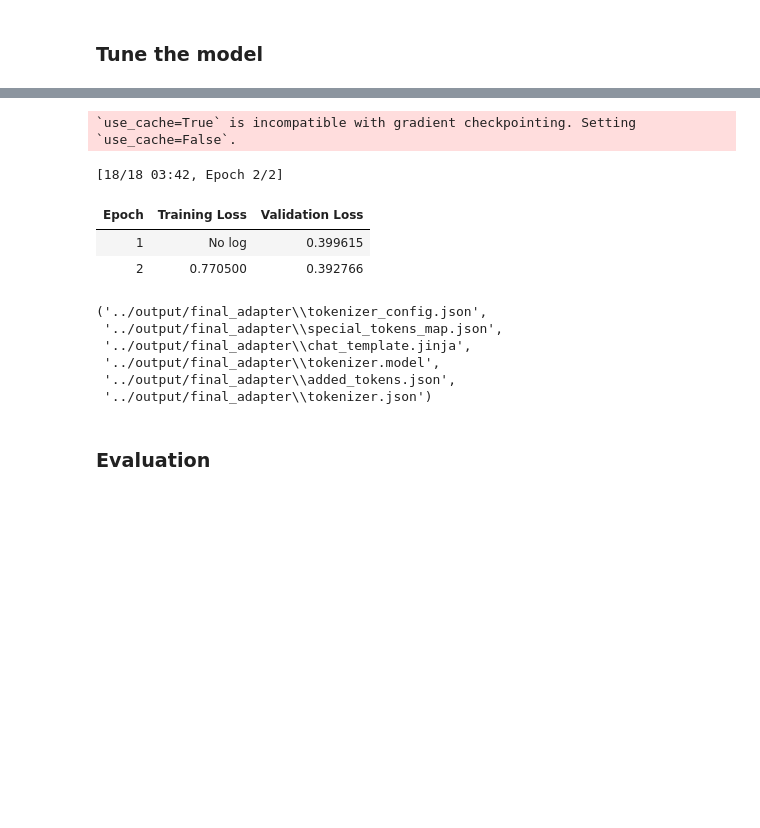
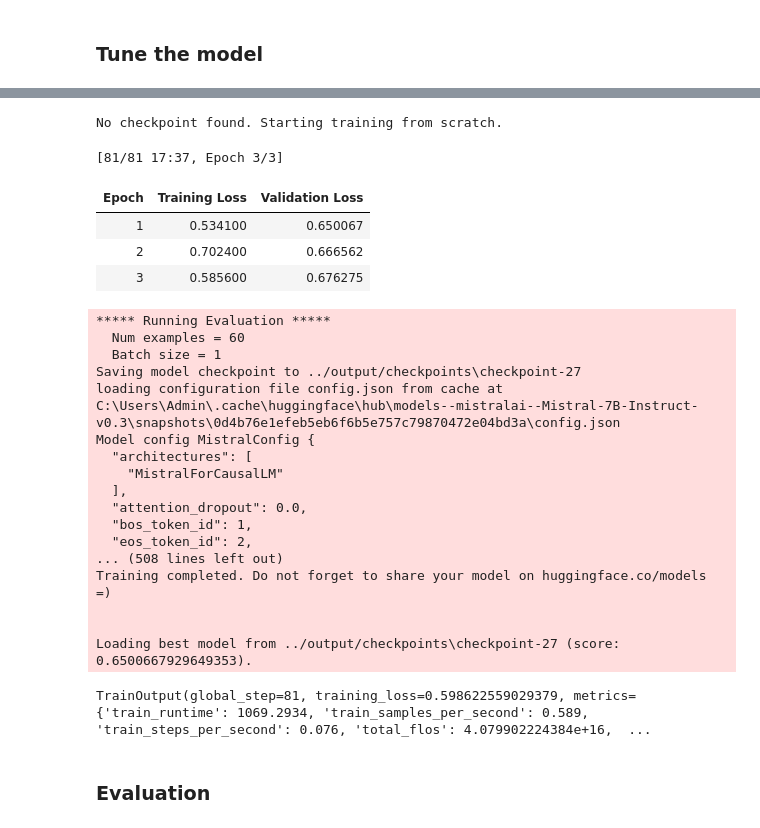
Before and after one commit to raguramant/synthetic-data-generator, a Jupyter notebook: training/fine_tuning.ipynb, the cells around one changed output, grey strips where cells are left out. Saved outputs shown, nothing was run; the diff lists cells and outputs as text; code cells hidden in the pictures; blank space fills up the shorter version.

```diff
--- a/training/fine_tuning.ipynb
+++ b/training/fine_tuning.ipynb
@@ -165,16 +165,24 @@ DatasetDict({
 ### Tune the model
 # %%
 from transformers import TrainingArguments, Trainer
+from transformers.integrations import MLflowCallback
 import os
+import mlflow
+import glob
+
+mlflow.set_tracking_uri("file:../mlruns")  # or your preferred URI
+mlflow.set_experiment("Synthetic-data-generator-fine-tuning")
+
 
 training_args = TrainingArguments(
     per_device_train_batch_size=1, # 1 sample per device due to GPU memory constraints
     per_device_eval_batch_size=1, # 1 sample per device due to GPU memory constraints
     gradient_accumulation_steps=8, # to accumulate gradients update over multiple steps to simulate larger batch sizes
-    num_train_epochs=2,
+    num_train_epochs=3,
     learning_rate=2e-4,
-    fp16=torch.cuda.is_available(), # Use FP16 only if CUDA is available
+    fp16=True,
     logging_steps=10,#10
+    log_level="info", # set log level to info to see training progress
     eval_strategy="epoch",
     save_strategy="epoch",
     # save_steps=500,
@@ -183,7 +191,6 @@ training_args = TrainingArguments(
     output_dir=checkpoint_dir,
     label_names=["labels"],
     disable_tqdm=False, # enable tqdm progress bars
-    log_level="info",
     gradient_checkpointing=True, # to train large models with limited GPU memory
     save_total_limit=4, # keep only the last 4 checkpoints to save space
 )
@@ -195,13 +202,33 @@ trainer = Trainer(
     args=training_args
 )
 
+trainer.add_callback(MLflowCallback)
+
 resume_from_checkpoint = None
-if os.path.exists(checkpoint_dir) and len(os.listdir(checkpoint_dir)) > 0:
-    resume_from_checkpoint = checkpoint_dir
-    print(f"Resuming training from checkpoint: {resume_from_checkpoint}")
+if os.path.exists(checkpoint_dir):
+    # Find all checkpoint folders in the checkpoint_dir by extracting the checkpoint index
+    checkpoint_paths = glob.glob(os.path.join(checkpoint_dir, "checkpoint-*"))
+    if checkpoint_paths:
+        # Extract checkpoint indices and sort by the integer value
+        checkpoint_indices = [
+            (int(os.path.basename(path).split("-")[-1]), path)
+            for path in checkpoint_paths
+            if os.path.basename(path).split("-")[-1].isdigit()
+        ]
+        if checkpoint_indices:
+            # Get the path with the highest checkpoint index
+            latest_checkpoint = max(checkpoint_indices, key=lambda x: x[0])[1]
+            resume_from_checkpoint = latest_checkpoint
+            print(f"Resuming training from latest checkpoint: {resume_from_checkpoint}")
+        else:
+            print("No valid checkpoint found. Starting training from scratch.")
+    else:
+        print("No checkpoint found. Starting training from scratch.")
 else:
-    print("No checkpoint found. Starting training from scratch.")
+    print("No checkpoint directory found. Starting training from scratch.")
 
 
-trainer.train()
+trainer.train(resume_from_checkpoint=resume_from_checkpoint)
+
+print(trainer.state.log_history)
 # %% [output]
@@ -209,14 +252,27 @@ Resuming training from checkpoint: ../output/checkpoints
-`use_cache=True` is incompatible with gradient checkpointing. Setting `use_cache=False`.
+No checkpoint found. Starting training from scratch.
-[18/18 03:42, Epoch 2/2]
+[81/81 17:37, Epoch 3/3]
 | Epoch | Training Loss | Validation Loss |
-| 1 | No log | 0.399615 |
-| 2 | 0.770500 | 0.392766 |
+| 1 | 0.534100 | 0.650067 |
+| 2 | 0.702400 | 0.666562 |
+| 3 | 0.585600 | 0.676275 |
-('../output/final_adapter\\tokenizer_config.json',
- '../output/final_adapter\\special_tokens_map.json',
- '../output/final_adapter\\chat_template.jinja',
- '../output/final_adapter\\tokenizer.model',
- '../output/final_adapter\\added_tokens.json',
- '../output/final_adapter\\tokenizer.json')
+***** Running Evaluation *****
+  Num examples = 60
+  Batch size = 1
+Saving model checkpoint to ../output/checkpoints\checkpoint-27
+loading configuration file config.json from cache at C:\Users\Admin\.cache\huggingface\hub\models--mistralai--Mistral-7B-Instruct-v0.3\snapshots\0d4b76e1efeb5eb6f6b5e757c79870472e04bd3a\config.json
+Model config MistralConfig {
+  "architectures": [
+    "MistralForCausalLM"
+  ],
+  "attention_dropout": 0.0,
+  "bos_token_id": 1,
+  "eos_token_id": 2,
+... (508 lines left out)
+Training completed. Do not forget to share your model on huggingface.co/models =)
+
+
+Loading best model from ../output/checkpoints\checkpoint-27 (score: 0.6500667929649353).
+TrainOutput(global_step=81, training_loss=0.598622559029379, metrics={'train_runtime': 1069.2934, 'train_samples_per_second': 0.589, 'train_steps_per_second': 0.076, 'total_flos': 4.079902224384e+16,  ...
 # %% [markdown]
 ### Evaluation
 # %%
```
Also changed, not shown: parts of 5 cells of this notebook, 1 other file.
